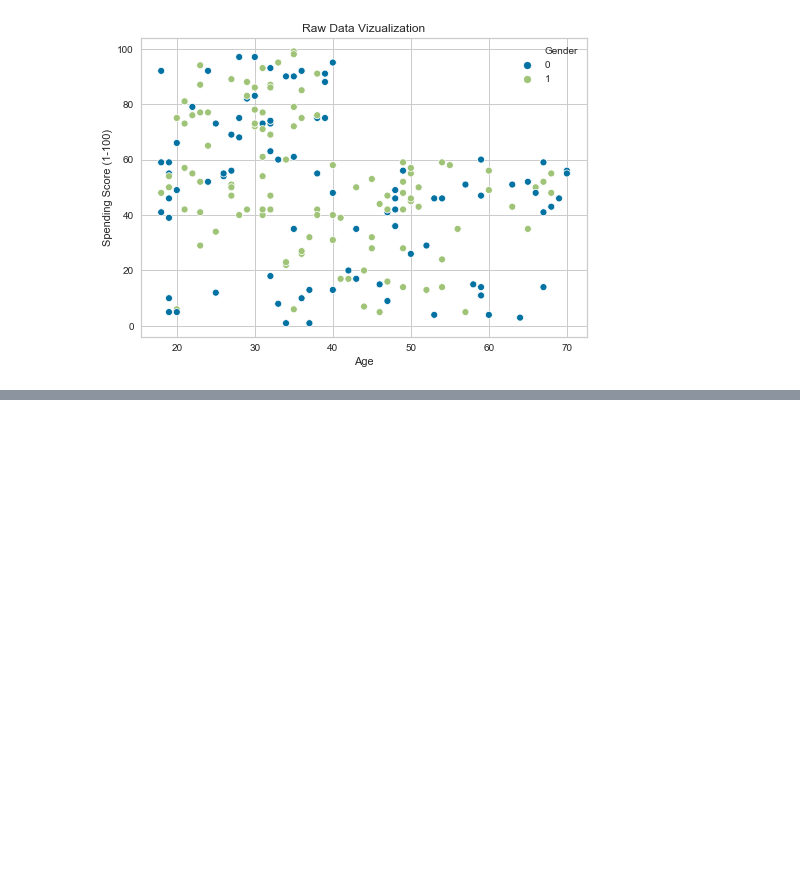
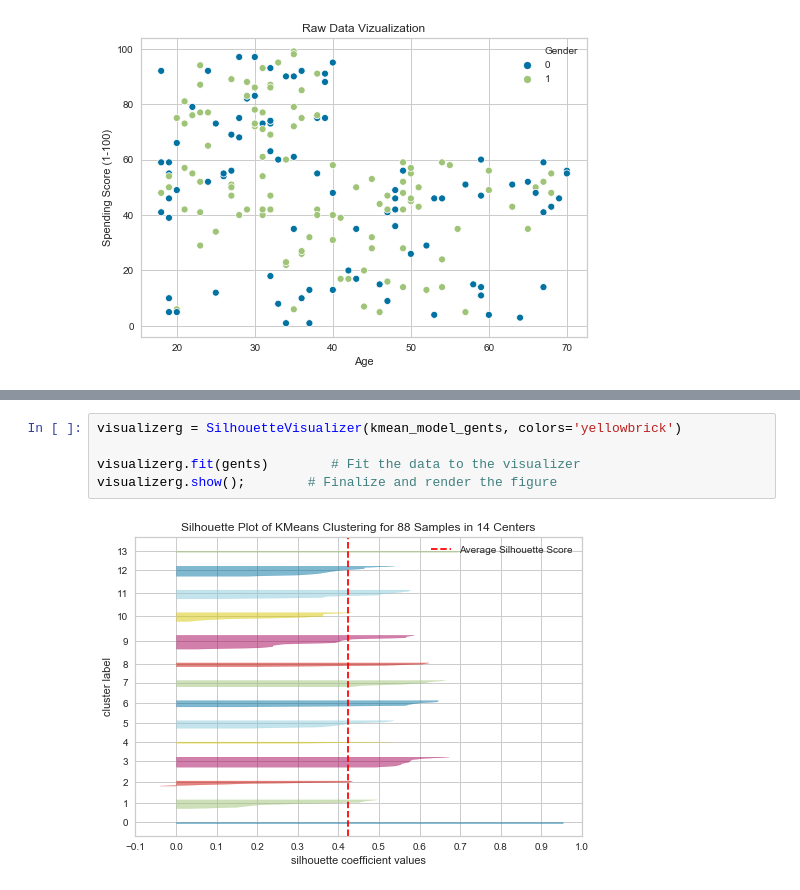
Before and after one commit to ipatel467/Customer-Segmentation, a Jupyter notebook: index.ipynb, the cells around one changed output, grey strips where cells are left out. Cells and saved outputs as stored; diff of their text form; blank space fills up the shorter version.

```diff
--- a/index.ipynb
+++ b/index.ipynb
@@ -732,0 +751,7 @@ plt.title('Raw Data Vizualization');
+# %%
+visualizerg = SilhouetteVisualizer(kmean_model_gents, colors='yellowbrick')
+
+visualizerg.fit(gents)        # Fit the data to the visualizer
+visualizerg.show();        # Finalize and render the figure
+# %% [output]
+[figure, added]
```
Also changed, not shown: parts of 10 cells of this notebook.
